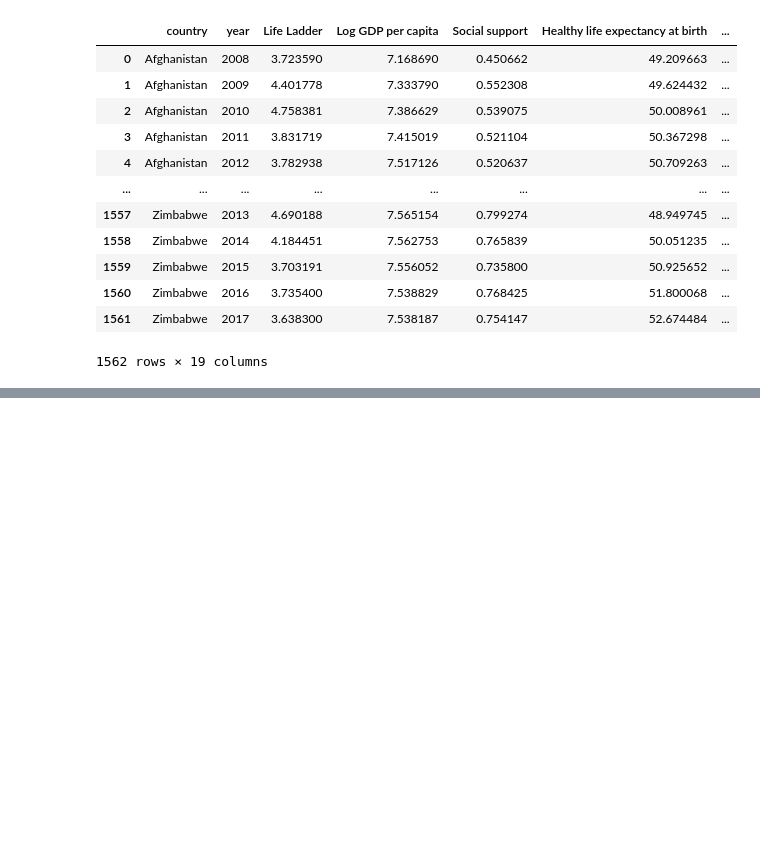
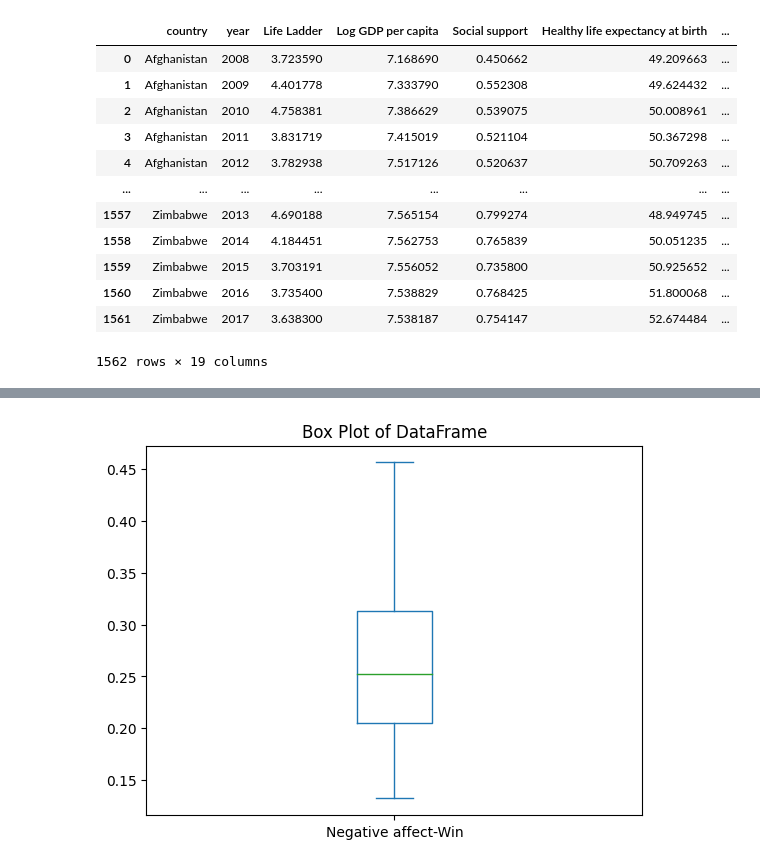
Before and after one commit to p1nkuu/World-Happiness-Report-Model, a Jupyter notebook: model.ipynb, the cells around one changed output, grey strips where cells are left out. Saved outputs shown, nothing was run; the diff lists cells and outputs as text; code cells hidden in the pictures; blank space fills up the shorter version.

```diff
--- a/model.ipynb
+++ b/model.ipynb
@@ -31,0 +98,12 @@ df
+# %%
+#negative affect, corruption, social support
+
+#neg affect
+df['Negative affect-Win'] = stats.mstats.winsorize(df['Negative affect'], limits=[0.03, 0.03])
+
+df['Negative affect-Win'].plot.box()
+
+plt.title('Box Plot of DataFrame')
+plt.show()
+# %% [output]
+[figure, added]
```
Also changed, not shown: parts of 5 cells of this notebook.
